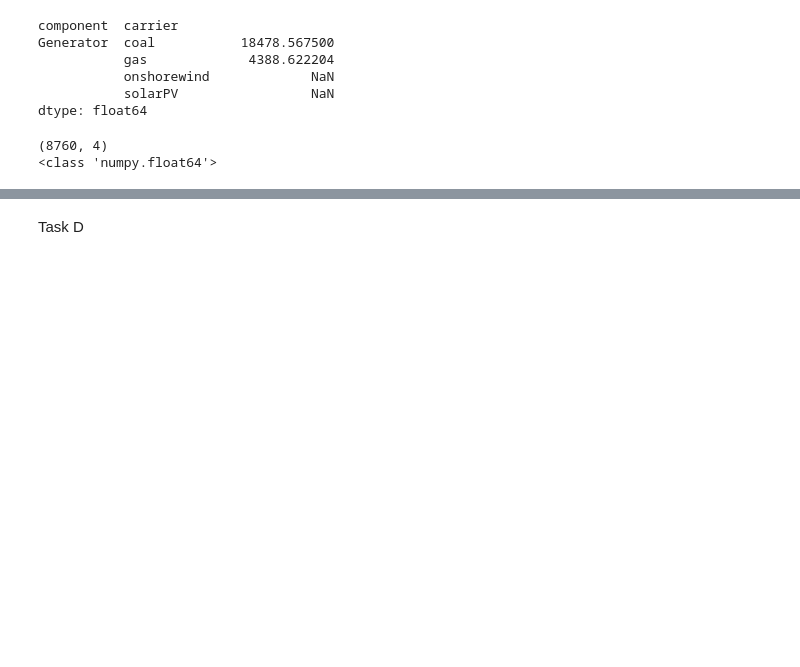
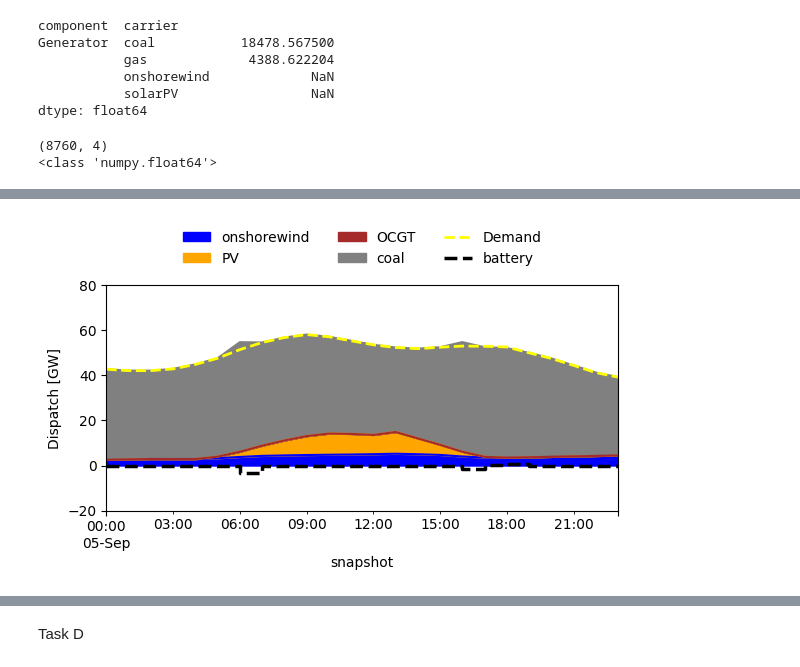
Before and after one commit to Anastasia99-gif/IEG2026, a Jupyter notebook: Assignment 1.ipynb, the cells around one changed output, grey strips where cells are left out. Saved outputs shown, nothing was run; the diff lists cells and outputs as text; code cells hidden in the pictures; blank space fills up the shorter version.

```diff
--- a/Assignment 1.ipynb
+++ b/Assignment 1.ipynb
@@ -807,38 +897,41 @@ plt.show()
 # %%
+
 day = "2015-09-05"
 
 # Get all generator names
 generators = n.generators.index
 
 # Filter out rooftopPV and offshorewind
 filtered_generators = generators[~generators.str.contains("rooftopPV|offshorewind")]
 
 # Convert generator dispatch to GW
 gen_dispatch_gw = n.generators_t.p.loc[day, filtered_generators] / 1e3
 
 # Plot filtered generators
 ax = gen_dispatch_gw.plot.area(
     figsize=(6, 4),
     ylabel="Dispatch [GW]",
-    legend=False,  # We'll use a custom combined legend
+    legend=False,
     color=['blue', 'orange', 'brown', 'grey']
 )
 
 # Overlay demand and storage (in GW)
-line_demand = (n.loads_t.p['load'].loc[day] / 1e3).plot(
+(n.loads_t.p['load'].loc[day] / 1e3).plot(
     ax=ax, linewidth=2, linestyle="--", color="yellow", label="Demand"
 )
-line_battery = (n.storage_units_t.p.loc[day] / 1e3).plot(
+(n.storage_units_t.p.loc[day] / 1e3).plot(
     ax=ax, drawstyle="steps-post", linewidth=2.5, linestyle="--", color="black", label="Battery"
 )
 
-# Combine and move legend to top center
+# Add legend to the top center
 handles, labels = ax.get_legend_handles_labels()
-ax.legend(handles, labels, loc='upper center', bbox_to_anchor=(0.5, 1.15), ncol=3, frameon=False)
+ax.legend(handles, labels, loc='upper center', bbox_to_anchor=(0.5, 1.3), ncol=3, frameon=False)
 
 plt.ylim(-20, 80)
 plt.tight_layout()
 plt.show()
+# %% [output]
+[figure, added]
 # %%
 # Duration Curves
 cf_onshore = n.generators_t.p['onshorewind'].sort_values(ascending=False,ignore_index=True)/1e3
```
Also changed, not shown: parts of 19 cells of this notebook.
